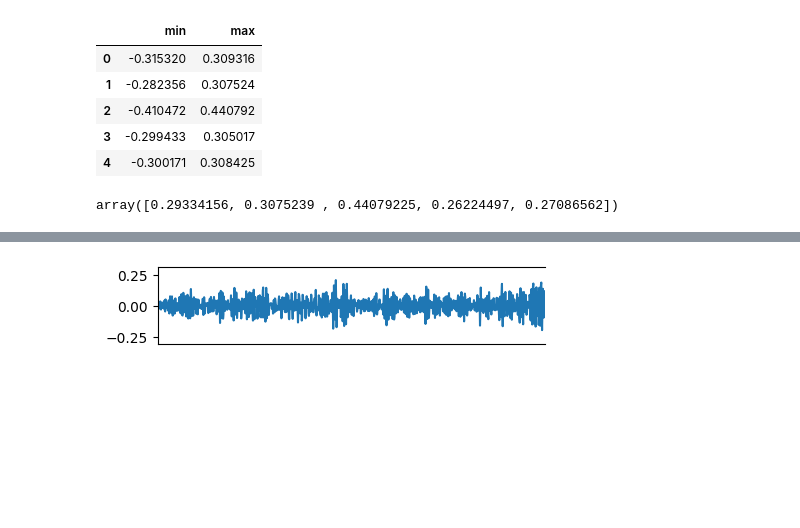
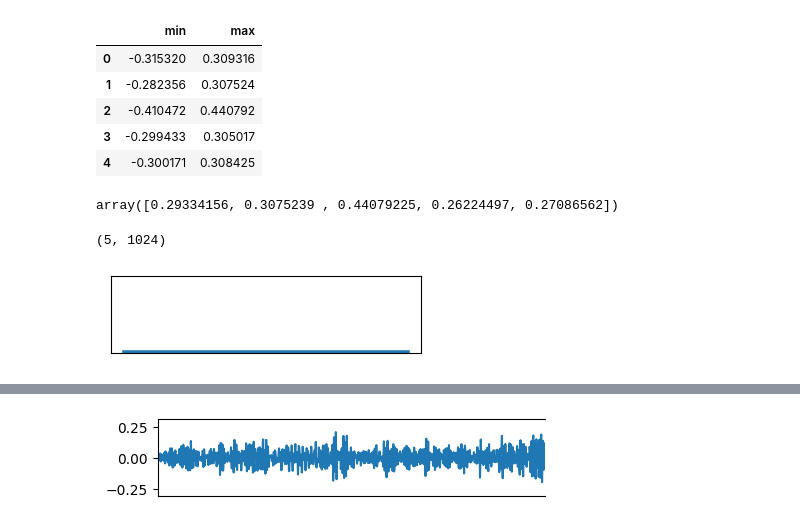
Before and after one commit to tingyan08/ICSHM2022, a Jupyter notebook: mining.ipynb, the cells around one changed output, grey strips where cells are left out. Cells and saved outputs as stored; diff of their text form; code cells hidden in the pictures; blank space fills up the shorter version.

```diff
--- a/mining.ipynb
+++ b/mining.ipynb
@@ -182,0 +186,13 @@ min_max = pd.read_csv(os.path.join("./Data", "min_max.csv")).values
+# %%
+signal.shape
+# %% [output]
+(5, 1024)
+# %%
+fig, ax = plt.subplots(1, 1, sharex="col", figsize=(4,1))
+plt.plot(range(len(signal[0, :1024])), [0 for _ in range(1024)], linewidth=4)
+plt.ylim([0, 1])
+plt.xticks([])
+plt.yticks([])
+plt.savefig("./pic/short_masked_signal.svg", bbox_inches='tight')
+# %% [output]
+[figure, added]
```
Also changed, not shown: parts of 6 cells of this notebook, 7 other files.
